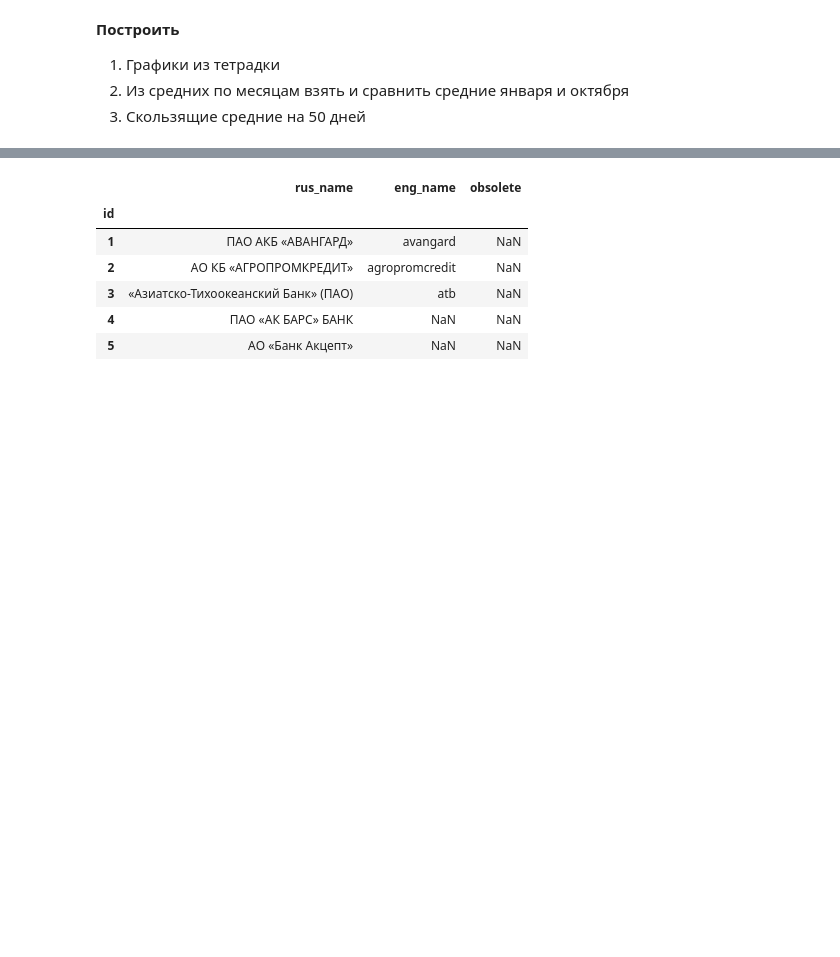
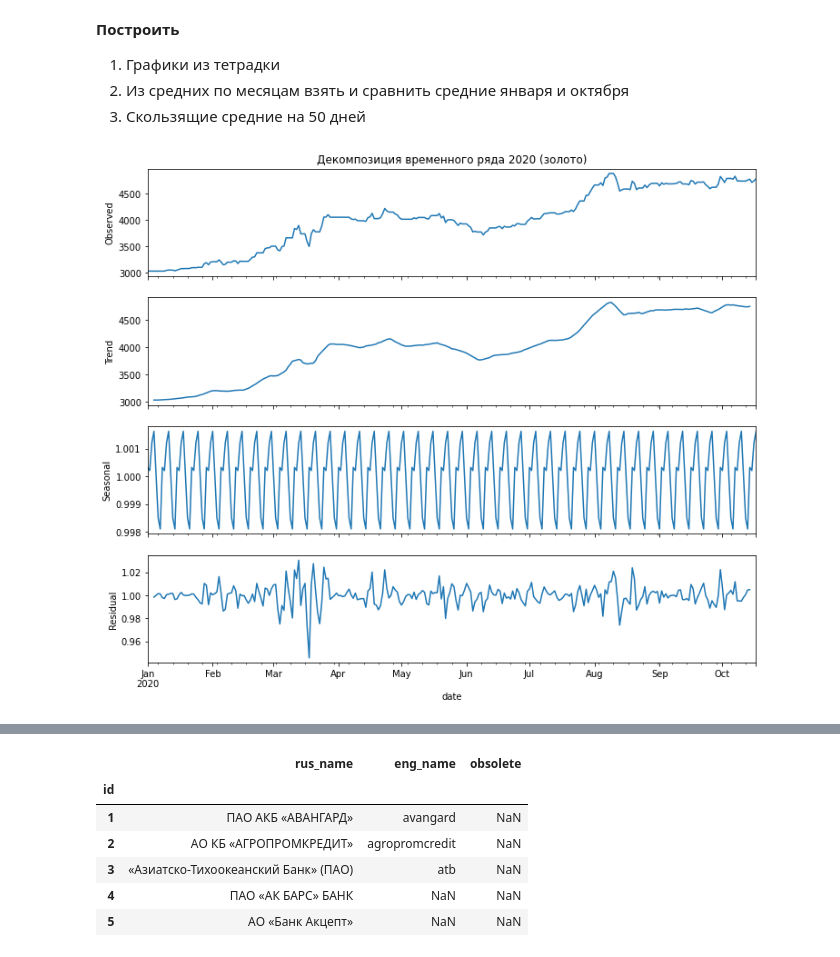
Before and after one commit to ilyinss/cbr_metall_analytics, a Jupyter notebook: decomp_metall_time_series.ipynb, the cells around one changed output, grey strips where cells are left out. Saved outputs shown, nothing was run; the diff lists cells and outputs as text; code cells hidden in the pictures; blank space fills up the shorter version.

```diff
--- a/decomp_metall_time_series.ipynb
+++ b/decomp_metall_time_series.ipynb
@@ -85,7 +85,7 @@ plot_for_list(silver_list)
 # %%
 plot_for_list(gold_list)
 # %%
-def seasonal_decompose_plot(result):
+def seasonal_decompose_plot(result, i):
     fig, axes = plt.subplots(ncols = 1, nrows = 4, sharex = True, figsize = (12,10))
 
     # ----------------------------------------------------------------------------------------------------
@@ -97,7 +97,7 @@ def seasonal_decompose_plot(result):
     # plot the original data
     result.observed.plot(ax = axes[0], legend = False)
     axes[0].set_ylabel('Observed')
-    axes[0].set_title("Декомпозичия временного ряда 2020 по золоту")
+    axes[0].set_title(f"Декомпозиция временного ряда 2020 ({i})")
 
     # plot the trend
     result.trend.plot(ax = axes[1], legend = False)
@@ -126,6 +126,8 @@ def seasonal_decompose_plot(result):
     # ax.set_xticklabels(xtick_labels, rotation=90, fontdict={'horizontalalignment': 'center', 'verticalalignment': 'center_baseline'});
 # %%
 result = seasonal_decompose(df['gold'], model='multiplicative')
-seasonal_decompose_plot(result)
+seasonal_decompose_plot(result, 'золото')
+# %% [output]
+[figure, added]
 # %%
 result = seasonal_decompose(df['silver'], model='multiplicative')
```
Also changed, not shown: parts of 14 cells of this notebook.
